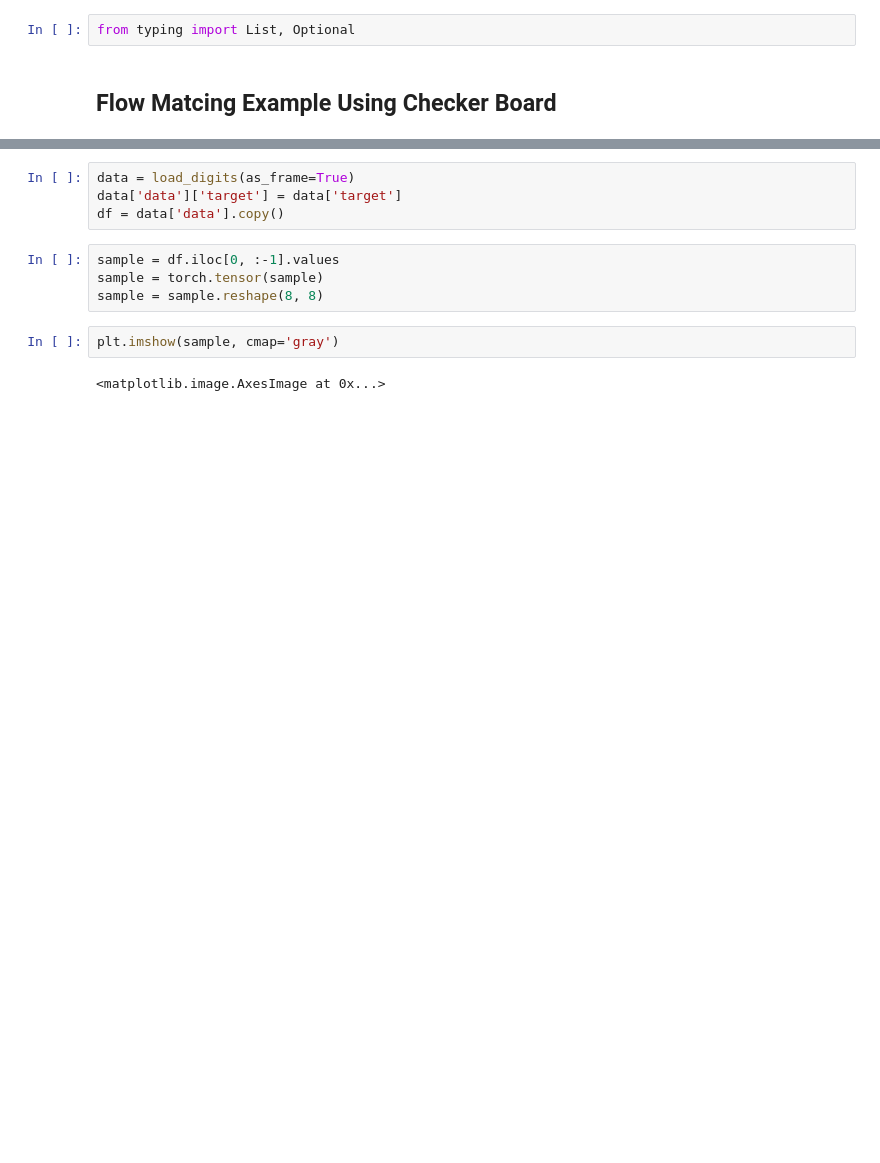
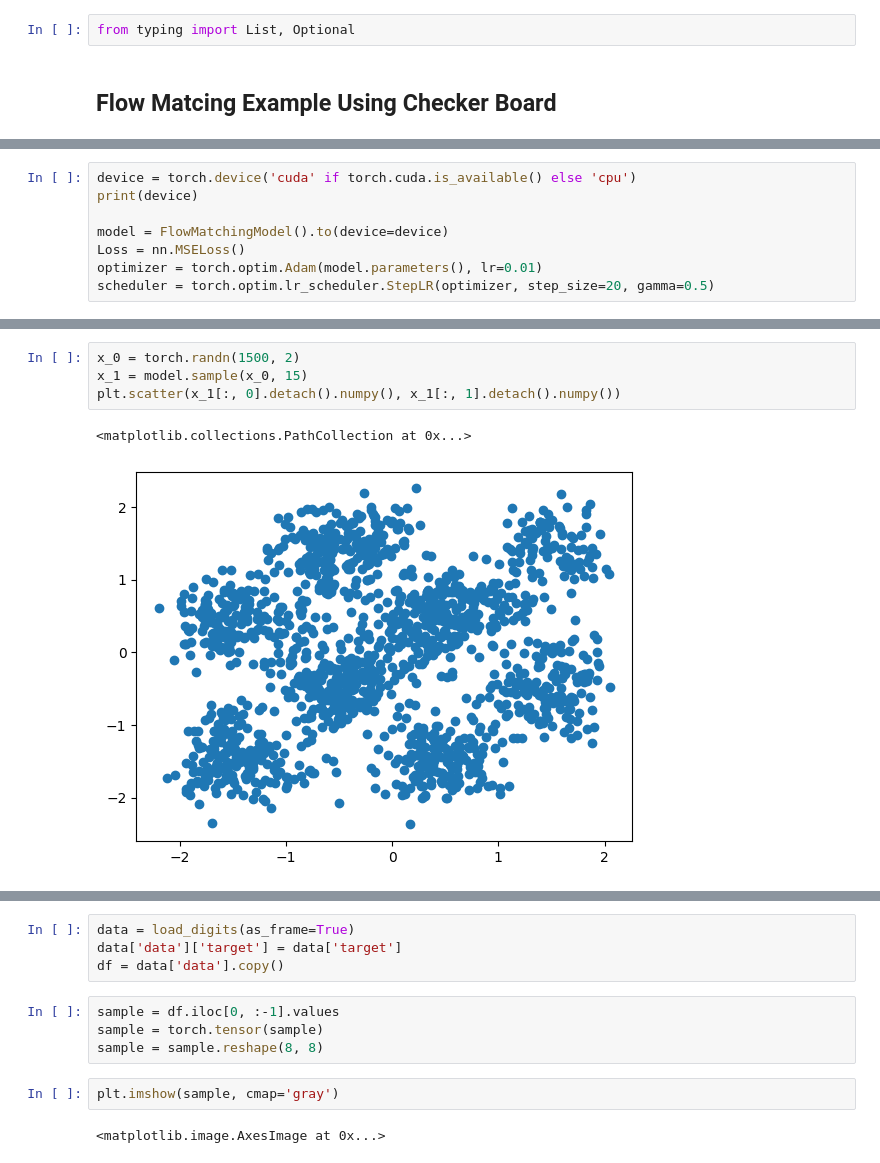
Before and after one commit to arafatshovon/flow-matching-and-llm, a Jupyter notebook: Flow_Matching.ipynb, the cells around one changed output, grey strips where cells are left out. Drawn from its saved outputs; the diff is of its cells as text; blank space fills up the shorter version.

```diff
--- a/Flow_Matching.ipynb
+++ b/Flow_Matching.ipynb
@@ -40,0 +107,8 @@ torch.Size([1600, 2])
+# %%
+device = torch.device('cuda' if torch.cuda.is_available() else 'cpu')
+print(device)
+
+model = FlowMatchingModel().to(device=device)
+Loss = nn.MSELoss()
+optimizer = torch.optim.Adam(model.parameters(), lr=0.01)
+scheduler = torch.optim.lr_scheduler.StepLR(optimizer, step_size=20, gamma=0.5)
@@ -40,0 +135,7 @@ torch.Size([1600, 2])
+# %%
+x_0 = torch.randn(1500, 2)
+x_1 = model.sample(x_0, 15)
+plt.scatter(x_1[:, 0].detach().numpy(), x_1[:, 1].detach().numpy())
+# %% [output]
+<matplotlib.collections.PathCollection at 0x...>
+[figure, added]
```
Also changed, not shown: parts of 14 cells of this notebook.
